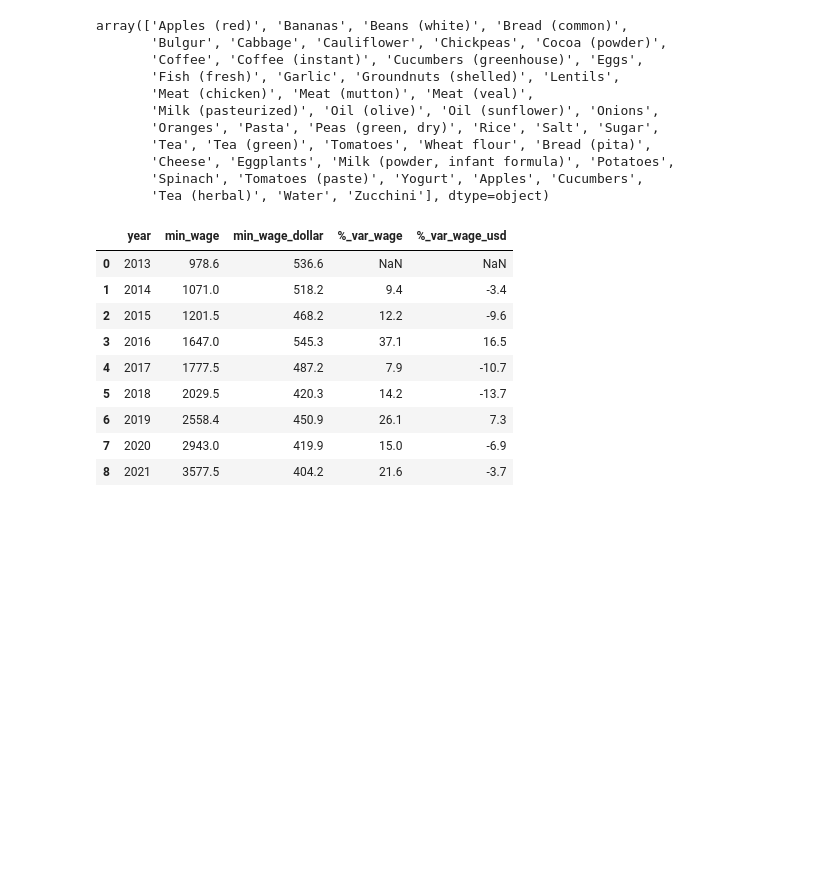
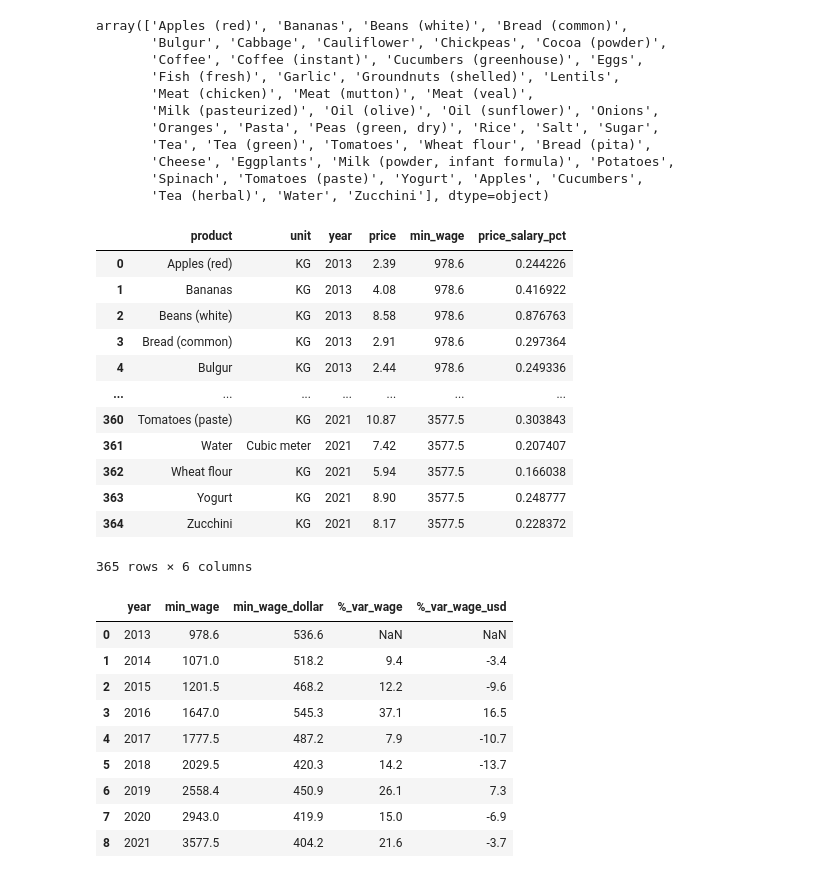
Before and after one commit to Maya-Souza/Project_2_APIs, a Jupyter notebook: Project 2 - Enriching a database.ipynb, the cells around one changed output. Saved outputs shown, nothing was run; the diff lists cells and outputs as text; code cells hidden in the pictures; blank space fills up the shorter version.

```diff
--- a/Project 2 - Enriching a database.ipynb
+++ b/Project 2 - Enriching a database.ipynb
@@ -184,6 +187,29 @@ array(['Apples (red)', 'Bananas', 'Beans (white)', 'Bread (common)',
        'Cheese', 'Eggplants', 'Milk (powder, infant formula)', 'Potatoes',
        'Spinach', 'Tomatoes (paste)', 'Yogurt', 'Apples', 'Cucumbers',
        'Tea (herbal)', 'Water', 'Zucchini'], dtype=object)
+# %%
+food_wage_2 = food_wage_filtered.copy().drop(['country', 'month', 'min_wage_dollar'], axis=1).reset_index(drop=True)
+food_wage_2['price_salary_pct'] = 100* food_wage_2['price'] / food_wage_2['min_wage']
+food_wage_2
+
+# too many products, let's keep only the top 5 and bottom 5 in terms of variation between 2015-2021
+
+# fig = px.line(food_wage_2, x='year', y='price_salary_pct', color='product')
+# fig.show()
+# %% [output]
+|  | product | unit | year | price | min_wage | price_salary_pct |
+| 0 | Apples (red) | KG | 2013 | 2.39 | 978.6 | 0.244226 |
+| 1 | Bananas | KG | 2013 | 4.08 | 978.6 | 0.416922 |
+| 2 | Beans (white) | KG | 2013 | 8.58 | 978.6 | 0.876763 |
+| 3 | Bread (common) | KG | 2013 | 2.91 | 978.6 | 0.297364 |
+| 4 | Bulgur | KG | 2013 | 2.44 | 978.6 | 0.249336 |
+| ... | ... | ... | ... | ... | ... | ... |
+| 360 | Tomatoes (paste) | KG | 2021 | 10.87 | 3577.5 | 0.303843 |
+| 361 | Water | Cubic meter | 2021 | 7.42 | 3577.5 | 0.207407 |
+| 362 | Wheat flour | KG | 2021 | 5.94 | 3577.5 | 0.166038 |
+| 363 | Yogurt | KG | 2021 | 8.90 | 3577.5 | 0.248777 |
+| 364 | Zucchini | KG | 2021 | 8.17 | 3577.5 | 0.228372 |
+365 rows × 6 columns
 # %%
 # Creating a subset of the variation in minimum wage in Turkish lira (national currency) and dollars.
 
```
Also changed, not shown: parts of 37 cells of this notebook.
